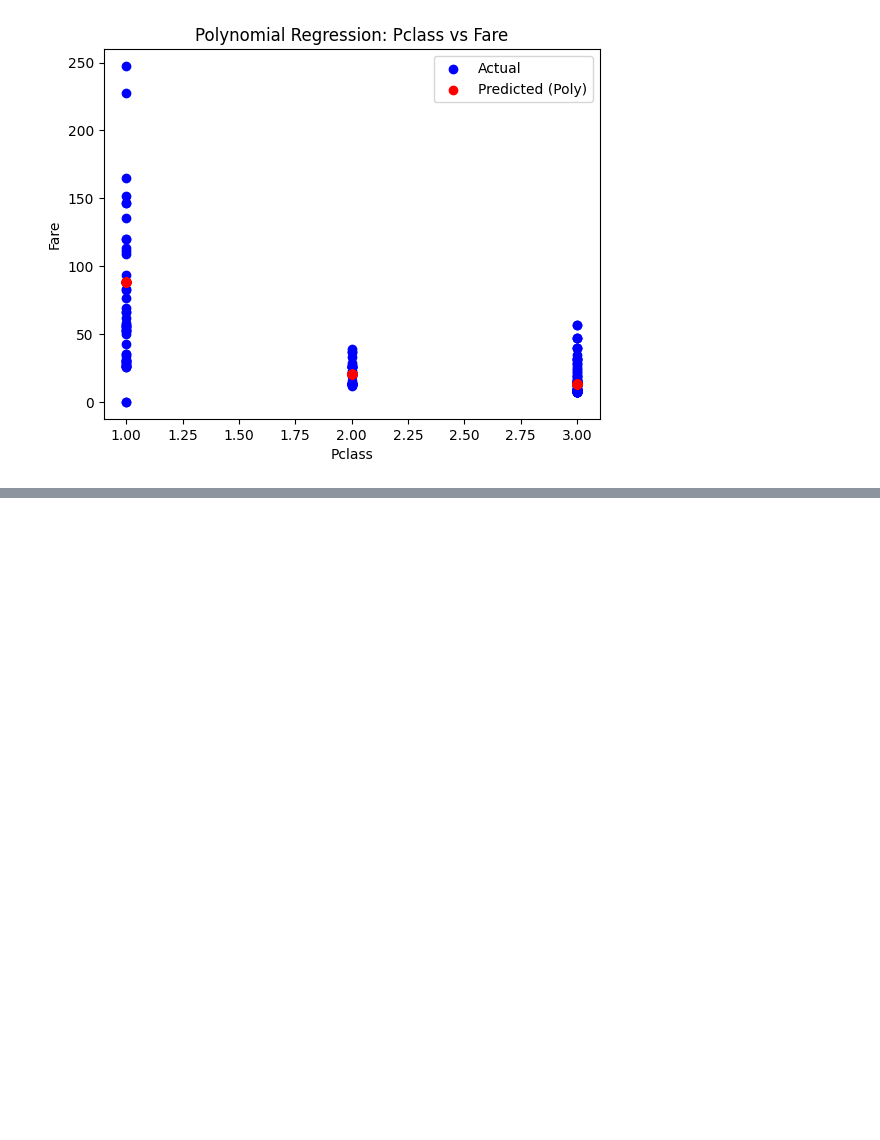
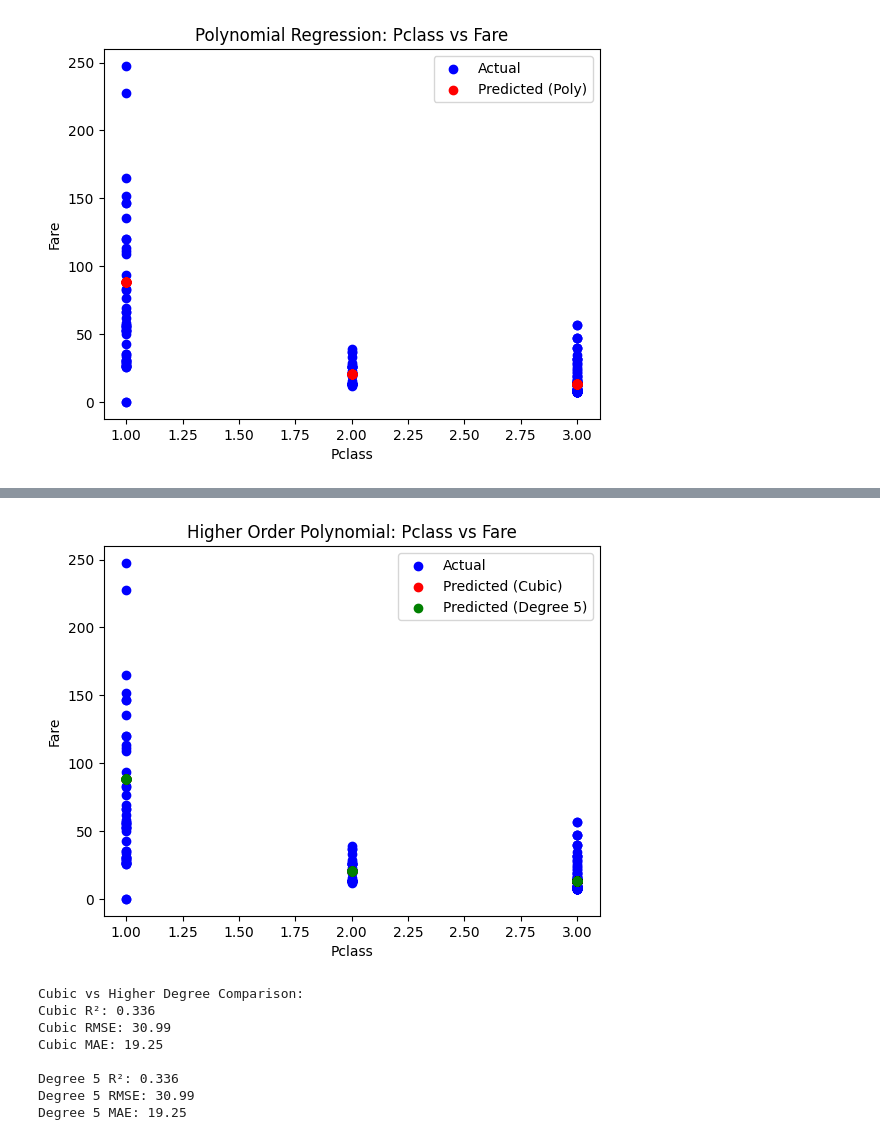
Before and after one commit to albertokabore/applied-ml-kabore, a Jupyter notebook: notebooks/project04/ml04_kabore.ipynb, the cells around one changed output, grey strips where cells are left out. Cells and saved outputs as stored; diff of their text form; code cells hidden in the pictures; blank space fills up the shorter version.

```diff
--- a/notebooks/project04/ml04_kabore.ipynb
+++ b/notebooks/project04/ml04_kabore.ipynb
@@ -209,0 +222,11 @@ plt.show()
+# %%
+# 5.4 Compare All Models - FIXED VERSION
+def report(name, y_true, y_pred):
+    print(f"{name} R²: {r2_score(y_true, y_pred):.3f}")
+    print(f"{name} RMSE: {np.sqrt(mean_squared_error(y_true, y_pred)):.2f}")
+    print(f"{name} MAE: {mean_absolute_error(y_true, y_pred):.2f}\n")
+
+report("Linear", y4_test, y4_pred_test)
+report("Ridge", y4_test, y_pred_ridge)
+report("ElasticNet", y4_test, y_pred_elastic)
+report("Polynomial", y4_test, y_pred_poly)
@@ -209,0 +249,34 @@ plt.show()
+# %%
+# 5.5 Visualize Higher Order Polynomial (for the same 1 input case)
+# Use degree 5 polynomial
+poly_high = PolynomialFeatures(degree=5)
+X4_train_poly_high = poly_high.fit_transform(X4_train)
+X4_test_poly_high = poly_high.transform(X4_test)
+
+poly_model_high = LinearRegression()
+poly_model_high.fit(X4_train_poly_high, y4_train)
+y_pred_poly_high = poly_model_high.predict(X4_test_poly_high)
+
+plt.scatter(X4_test, y4_test, color='blue', label='Actual')
+plt.scatter(X4_test, y_pred_poly, color='red', label='Predicted (Cubic)')
+plt.scatter(X4_test, y_pred_poly_high, color='green', label='Predicted (Degree 5)')
+plt.legend()
+plt.title("Higher Order Polynomial: Pclass vs Fare")
+plt.xlabel('Pclass')
+plt.ylabel('Fare')
+plt.show()
+
+# Compare performance - FIXED VERSION
+print("Cubic vs Higher Degree Comparison:")
+report("Cubic", y4_test, y_pred_poly)
+report("Degree 5", y4_test, y_pred_poly_high)
+# %% [output]
+[figure, added]
+Cubic vs Higher Degree Comparison:
+Cubic R²: 0.336
+Cubic RMSE: 30.99
+Cubic MAE: 19.25
+
+Degree 5 R²: 0.336
+Degree 5 RMSE: 30.99
+Degree 5 MAE: 19.25
```
Also changed, not shown: parts of 4 cells of this notebook.
